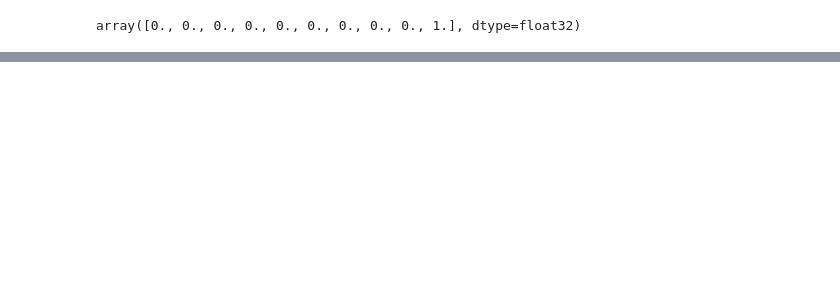
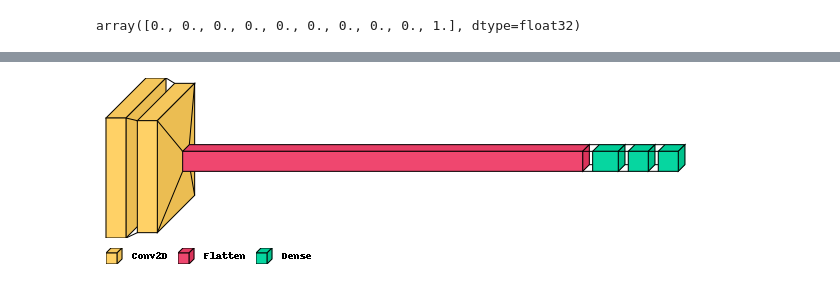
Before and after one commit to icosahedron10/cifar10-cnn, a Jupyter notebook: CIFAR10.ipynb, the cells around one changed output, grey strips where cells are left out. Saved outputs shown, nothing was run; the diff lists cells and outputs as text; code cells hidden in the pictures; blank space fills up the shorter version.

```diff
--- a/CIFAR10.ipynb
+++ b/CIFAR10.ipynb
@@ -75,22 +103,31 @@ array([0., 0., 0., 0., 0., 0., 0., 0., 0., 1.], dtype=float32)
 # %%
 model = Sequential()
 
+# First convolution
 model.add(Conv2D(filters = 32,
-                 kernel_size = (4,4),
+                 kernel_size = (3, 3),
                  input_shape = (32, 32, 3),
                  activation = 'relu'))
 
+# Second Convolution
 model.add(Conv2D(filters = 64,
-                 kernel_size = (4,4),
+                 kernel_size = (3, 3),
                  input_shape = (32, 32, 3),
                  activation = 'relu'))
 
+# Flatten 2D to 1D followed by dense network
 model.add(Flatten())
 model.add(Dense(256,  activation = 'relu'))
 model.add(Dense(128,  activation = 'relu'))
 
+# Output layer
 model.add(Dense(10,  activation = 'softmax'))
 
 model.compile(loss = 'categorical_crossentropy',
               optimizer = 'adam',
               metrics = ['accuracy'])
+
+# Visualize the model
+visualkeras.layered_view(model, legend = True)
+# %% [output]
+[figure, added]
```
Also changed, not shown: parts of 100 cells of this notebook.
